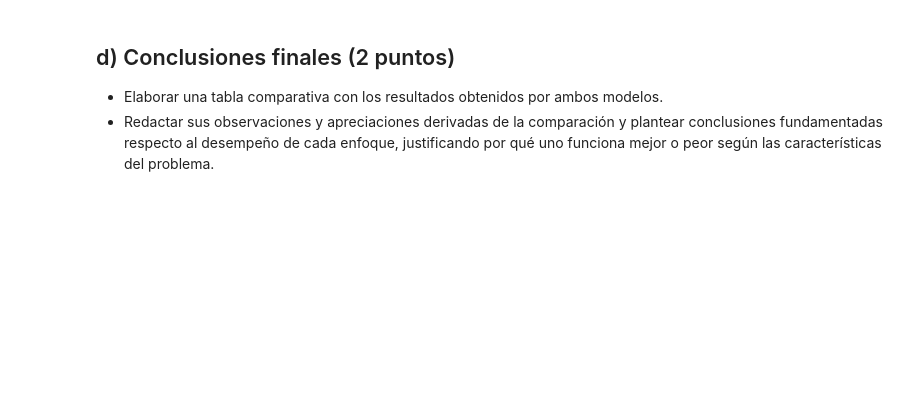
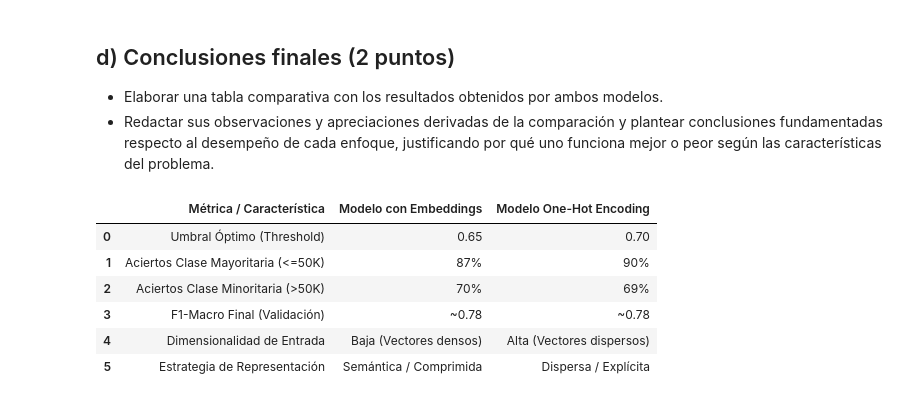
Before and after one commit to jbrazonath/TP_AP, a Jupyter notebook: BRAZON-JOSMAR-DL-TP2-Co22.ipynb, the cells around one changed output. Saved outputs shown, nothing was run; the diff lists cells and outputs as text; code cells hidden in the pictures; blank space fills up the shorter version.

```diff
--- a/BRAZON-JOSMAR-DL-TP2-Co22.ipynb
+++ b/BRAZON-JOSMAR-DL-TP2-Co22.ipynb
@@ -839,3 +1089,44 @@ plt.show()
 
 - Elaborar una tabla comparativa con los resultados obtenidos por ambos modelos.
 - Redactar sus observaciones y apreciaciones derivadas de la comparación y plantear conclusiones fundamentadas respecto al desempeño de cada enfoque, justificando por qué uno funciona mejor o peor según las características del problema.
+# %%
+import pandas as pd
+
+# Definimos los datos basados en los resultados reales
+data = {
+    "Métrica / Característica": [
+        "Umbral Óptimo (Threshold)",
+        "Aciertos Clase Mayoritaria (<=50K)",
+        "Aciertos Clase Minoritaria (>50K)",
+        "F1-Macro Final (Validación)",
+        "Dimensionalidad de Entrada",
+        "Estrategia de Representación"
+    ],
+    "Modelo con Embeddings": [
+        "0.65",
+        "87%",
+        "70%",
+        "~0.78",
+        "Baja (Vectores densos)",
+        "Semántica / Comprimida"
+    ],
+    "Modelo One-Hot Encoding": [
+        "0.70",
+        "90%",
+        "69%",
+        "~0.78",
+        "Alta (Vectores dispersos)",
+        "Dispersa / Explícita"
+    ]
+}
+
+df_comparacion = pd.DataFrame(data)
+df_comparacion
+# %% [output]
+|  | Métrica / Característica | Modelo con Embeddings | Modelo One-Hot Encoding |
+| 0 | Umbral Óptimo (Threshold) | 0.65 | 0.70 |
+| 1 | Aciertos Clase Mayoritaria (<=50K) | 87% | 90% |
+| 2 | Aciertos Clase Minoritaria (>50K) | 70% | 69% |
+| 3 | F1-Macro Final (Validación) | ~0.78 | ~0.78 |
+| 4 | Dimensionalidad de Entrada | Baja (Vectores densos) | Alta (Vectores dispersos) |
+| 5 | Estrategia de Representación | Semántica / Comprimida | Dispersa / Explícita |
```
Also changed, not shown: parts of 6 cells of this notebook.
